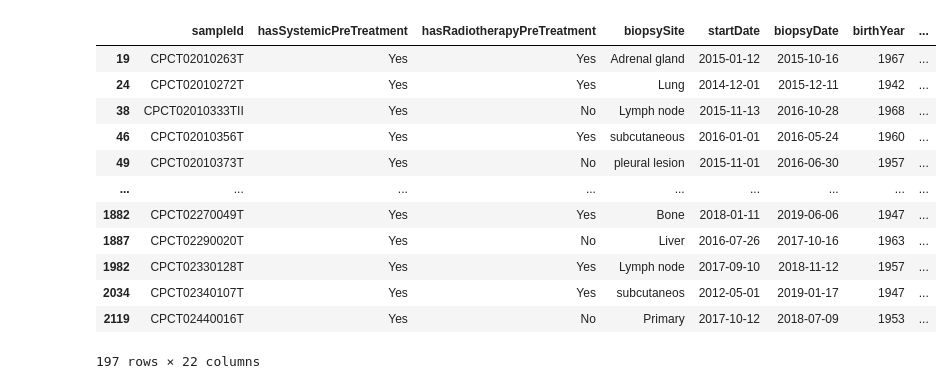
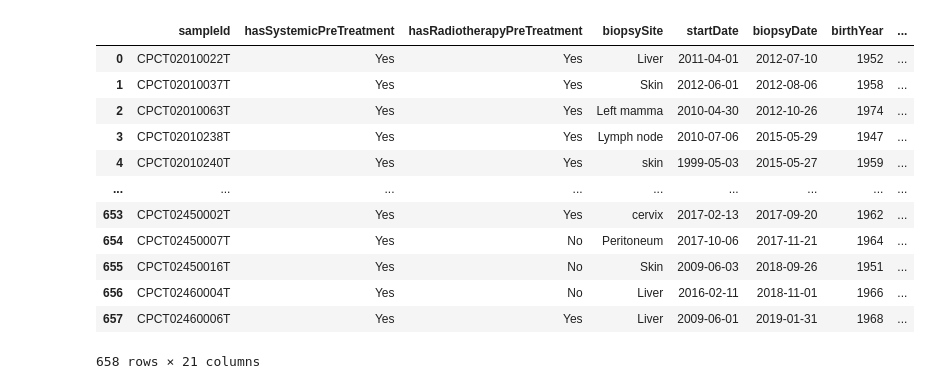
Before and after one commit to raulsanzr/TAFI, a Jupyter notebook: downstream/survival_analysis/survival_HMF.ipynb, the cells around one changed output. Drawn from its saved outputs; the diff is of its cells as text; code cells hidden in the pictures.

```diff
--- a/downstream/survival_analysis/survival_HMF.ipynb
+++ b/downstream/survival_analysis/survival_HMF.ipynb
@@ -29,7 +29,7 @@ df_survival['biopsyDate'] = pd.to_datetime(df_survival['biopsyDate'])
 
 ## OS (Overall Survival): Death date - Biopsy date
 ### Dead donors
-df_survival['deathDate'] = pd.to_datetime(df_survival['deathDate'])
+df_survival['deathDate'] = pd.to_datetime(df_survival['deathDate'], errors='coerce')
 mask = df_survival['status']==1
 df_survival.loc[mask, 'OS_time'] = (df_survival['deathDate'] - df_survival['biopsyDate']).dt.days
 ### Alive donors
@@ -87,0 +83,7 @@ df.sort_values(by='pur_diff', ascending=False)[0:10]
+# %%
+df_out = pd.read_csv('../../results/all_HMF.csv', sep=",", header=0)
+# if score_WF < score_EXP, mode is WF otherwise EXP
+df_out['class'] = np.where(df_out['score_WF'] < df_out['score_EXP'], 'WF', 'EXP')
+df_out['sampleId'] = df_out['donor']
+df_class = df_out[['sampleId', 'class']]
+df_class
@@ -88,42 +104,42 @@ df.sort_values(by='pur_diff', ascending=False)[0:10]
 # %%
 # Format the data
 # Merge the prediction
 df = pd.merge(df_survival, df_class, on='sampleId')
 # Remove NA's
 df = df.dropna(subset=['birthYear', 'gender', 'OS_time', 'PFI_time'])
 # class: WF -> 0, EXP -> 1
 df = df[df['class']!='CC']
 df['class'] = df['class'].replace(to_replace='WF', value=0)
 df['class'] = df['class'].replace(to_replace='EXP', value=1)
 # Calculate age at diagnosis based on birthYear
 df['year_of_diagnosis']=df['biopsyDate'].astype(str)
 df['year_of_diagnosis'] = df['year_of_diagnosis'].str[:4]
 df['year_of_diagnosis']=df['year_of_diagnosis'].astype(int)
 df['birthYear']=df['birthYear'].astype(int)
 df['age'] = (df['year_of_diagnosis']-df['birthYear']) # change to biopsy date.
 df['age']=df['age'].astype(int)
 # # gender: female -> 0, male -> 1
 df['gender'] = df['gender'].replace(to_replace='female', value=0)
 df['gender'] = df['gender'].replace(to_replace='male', value=1)
 # # Add vital state
 # df['type'] = df['primaryTumorLocation'] + df['primaryTumorSubType']
 # Filter by cancer type
 # df = df[df['primaryTumorLocation']=='Stomach']
 # print(pd.crosstab(index=df['class'], columns=df['type']))
-df = df[df['consolidatedTreatmentType']=='Immunotherapy']
+# df = df[df['consolidatedTreatmentType']=='Immunotherapy']
 
 df
 # %% [output]
 |  | sampleId | hasSystemicPreTreatment | hasRadiotherapyPreTreatment | biopsySite | startDate | biopsyDate | birthYear | ... |
-| 19 | CPCT02010263T | Yes | Yes | Adrenal gland | 2015-01-12 | 2015-10-16 | 1967 | ... |
-| 24 | CPCT02010272T | Yes | Yes | Lung | 2014-12-01 | 2015-12-11 | 1942 | ... |
-| 38 | CPCT02010333TII | Yes | No | Lymph node | 2015-11-13 | 2016-10-28 | 1968 | ... |
-| 46 | CPCT02010356T | Yes | Yes | subcutaneous | 2016-01-01 | 2016-05-24 | 1960 | ... |
-| 49 | CPCT02010373T | Yes | No | pleural lesion | 2015-11-01 | 2016-06-30 | 1957 | ... |
+| 0 | CPCT02010022T | Yes | Yes | Liver | 2011-04-01 | 2012-07-10 | 1952 | ... |
+| 1 | CPCT02010037T | Yes | Yes | Skin | 2012-06-01 | 2012-08-06 | 1958 | ... |
+| 2 | CPCT02010063T | Yes | Yes | Left mamma | 2010-04-30 | 2012-10-26 | 1974 | ... |
+| 3 | CPCT02010238T | Yes | Yes | Lymph node | 2010-07-06 | 2015-05-29 | 1947 | ... |
+| 4 | CPCT02010240T | Yes | Yes | skin | 1999-05-03 | 2015-05-27 | 1959 | ... |
 | ... | ... | ... | ... | ... | ... | ... | ... | ... |
-| 1882 | CPCT02270049T | Yes | Yes | Bone | 2018-01-11 | 2019-06-06 | 1947 | ... |
-| 1887 | CPCT02290020T | Yes | No | Liver | 2016-07-26 | 2017-10-16 | 1963 | ... |
-| 1982 | CPCT02330128T | Yes | Yes | Lymph node | 2017-09-10 | 2018-11-12 | 1957 | ... |
-| 2034 | CPCT02340107T | Yes | Yes | subcutaneos | 2012-05-01 | 2019-01-17 | 1947 | ... |
-| 2119 | CPCT02440016T | Yes | No | Primary | 2017-10-12 | 2018-07-09 | 1953 | ... |
+| 653 | CPCT02450002T | Yes | Yes | cervix | 2017-02-13 | 2017-09-20 | 1962 | ... |
+| 654 | CPCT02450007T | Yes | No | Peritoneum | 2017-10-06 | 2017-11-21 | 1964 | ... |
+| 655 | CPCT02450016T | Yes | No | Skin | 2009-06-03 | 2018-09-26 | 1951 | ... |
+| 656 | CPCT02460004T | Yes | No | Liver | 2016-02-11 | 2018-11-01 | 1966 | ... |
+| 657 | CPCT02460006T | Yes | Yes | Liver | 2009-06-01 | 2019-01-31 | 1968 | ... |
-197 rows × 22 columns
+658 rows × 21 columns
```
Also changed, not shown: parts of 9 cells of this notebook, 7 other files.
